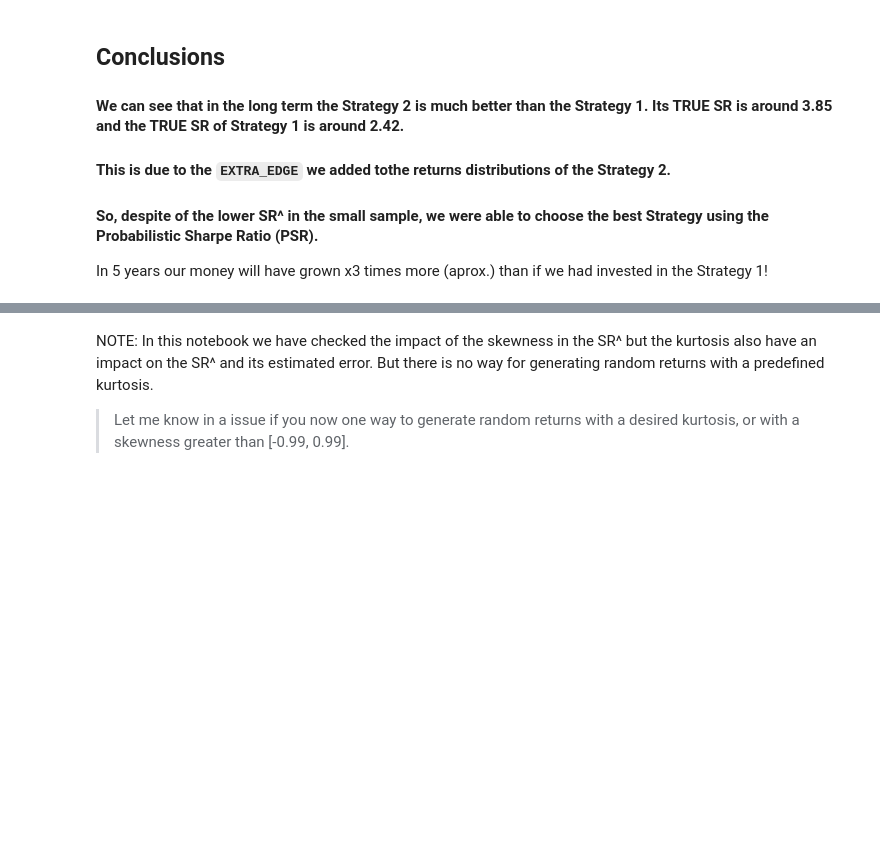
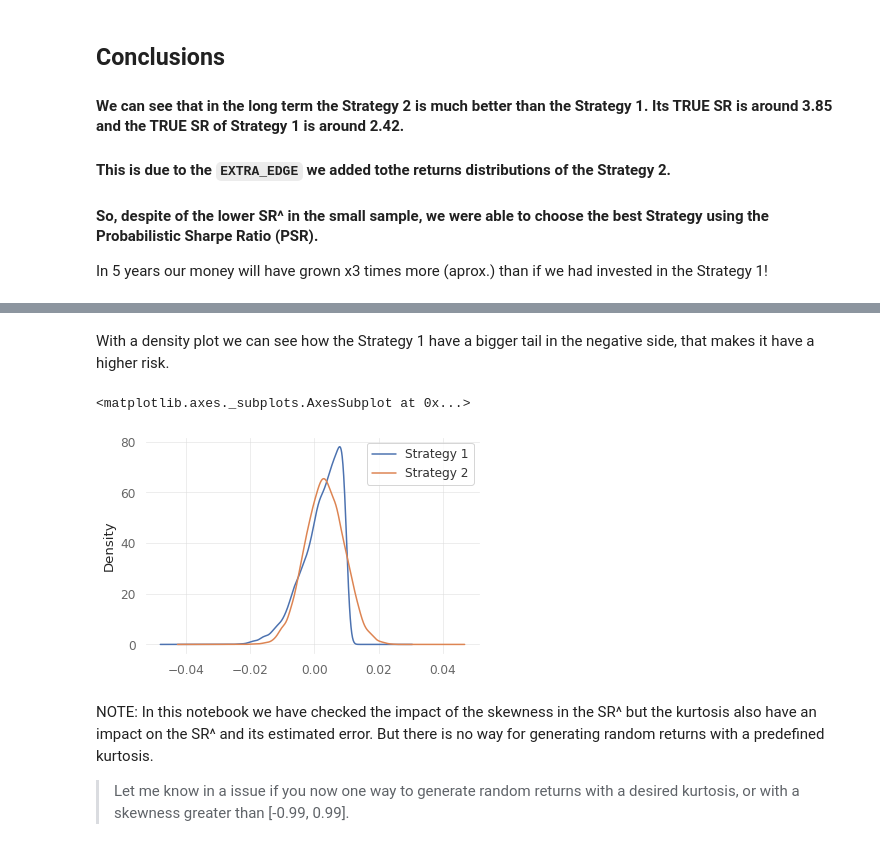
Before and after one commit to rubenbriones/Probabilistic-Sharpe-Ratio, a Jupyter notebook: notebooks/Probabilistic Sharpe Ratio Example.ipynb, the cells around one changed output, grey strips where cells are left out. Drawn from its saved outputs; the diff is of its cells as text; code cells hidden in the pictures; blank space fills up the shorter version.

```diff
--- a/notebooks/Probabilistic Sharpe Ratio Example.ipynb
+++ b/notebooks/Probabilistic Sharpe Ratio Example.ipynb
@@ -200,3 +228,11 @@ pd.DataFrame({'Strategy 1': pd.Series(oos_returns_st1).add(1).cumprod().sub(1).i
+# %% [markdown]
+With a density plot we can see how the Strategy 1 have a bigger tail in the negative side, that makes it have a higher risk.
+# %%
+pd.DataFrame({'Strategy 1': pd.Series(oos_returns_st1).iloc[:10000],
+              'Strategy 2': pd.Series(oos_returns_st2).iloc[:10000]}).plot.density()
+# %% [output]
+<matplotlib.axes._subplots.AxesSubplot at 0x...>
+[figure, added]
 # %% [markdown]
 NOTE: In this notebook we have checked the impact of the skewness in the SR^ but the kurtosis also have an impact on the SR^ and its estimated error. But there is no way for generating random returns with a predefined kurtosis.
 > Let me know in a issue if you now one way to generate random returns with a desired kurtosis, or with a skewness greater than [-0.99, 0.99].
```
Also changed, not shown: parts of 8 cells of this notebook, 3 other files.
